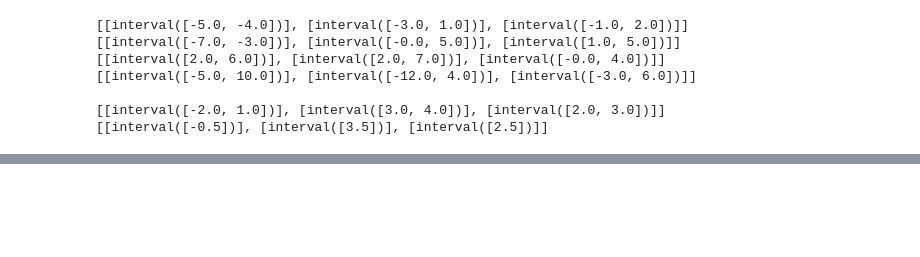
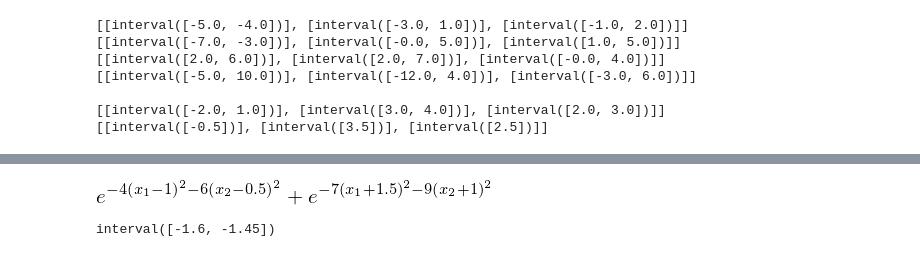
Before and after one commit to tkda-h3/interval-newton-method, a Jupyter notebook: non_linear_krawczyk_method.ipynb, the cells around one changed output, grey strips where cells are left out. Drawn from its saved outputs; the diff is of its cells as text; code cells hidden in the pictures; blank space fills up the shorter version.

```diff
--- a/non_linear_krawczyk_method.ipynb
+++ b/non_linear_krawczyk_method.ipynb
@@ -137,12 +190,3 @@ print(a.midpoint)
 
 [[interval([-2.0, 1.0])], [interval([3.0, 4.0])], [interval([2.0, 3.0])]]
 [[interval([-0.5])], [interval([3.5])], [interval([2.5])]]
-# %%
-tmp = ivmat.dot(a,c)
-
-pprint(tmp)
-print type(tmp)
-print tmp.shape
-print tmp.size
-
-pprint(tmp.reshape(9,1))
@@ -268,0 +378,28 @@ print [interval[2,3]]
+# %%
+x_1, x_2, x_3 = var("x_1 x_2 x_3")
+f_x_1 = symbols("f_x_1", cls=Function)
+f_x_2 = symbols("f_x_2", cls=Function)
+nn = exp(-4*(x_1-1)**2 - 6*(x_2-0.5)**2) + exp(-7*(x_1+1.5)**2 - 9*(x_2+1)**2)
+display(nn)
+f = lambda x_1,x_2,exp: eval(str(nn))
+grad_f_x_1 = str(nn.diff(x_1))
+f_x_1 = lambda x_1,x_2,exp=im.exp: eval(grad_f_x_1)
+grad_f_x_2 = str(nn.diff(x_2))
+f_x_2 = lambda x_1,x_2,exp=im.exp: eval(grad_f_x_2)
+
+f = fmat([[f_x_1], [f_x_2]])
+hes = hessian(nn, (x_1,x_2))
+func_eval = lambda func: (lambda x_1, x_2, exp=im.exp: eval(str(func)))
+f_grad = fmat([[None for i in range(hes.shape[1])] for j in range(hes.shape[0])])
+for i in range(2):
+    for j in range(2):
+        f_grad[i][j] = func_eval(hes[i,j])
+
+x_1= interval[-1.6, -1.45]
+x_2 = interval[-0.9,-1.2]
+print x_1
+X = ivmat([[x_1],[x_2]])
+#print f_grad.apply_args(args)
+# %% [output]
+[figure, added]
+interval([-1.6, -1.45])
```
Also changed, not shown: parts of 9 cells of this notebook, 2 other files.
